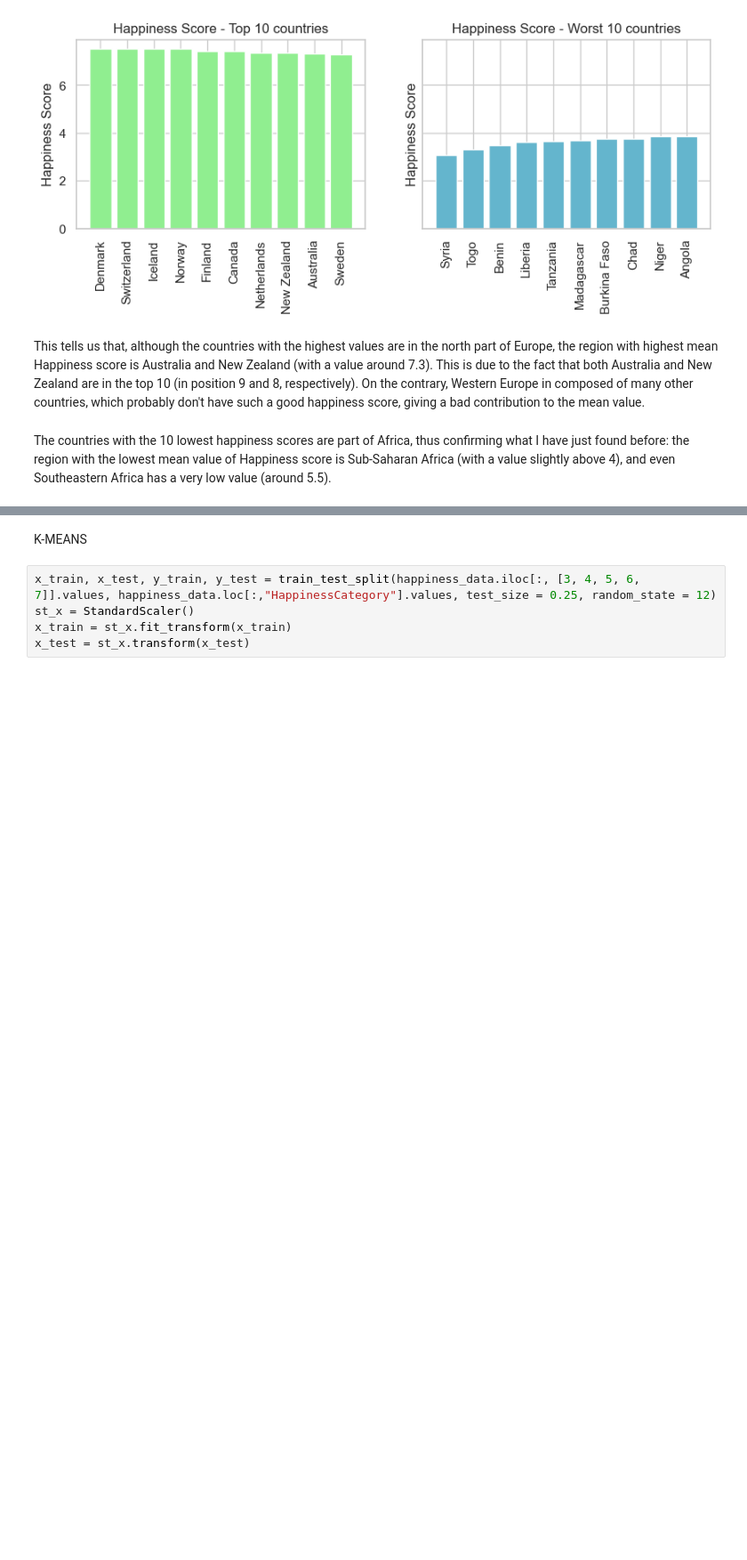
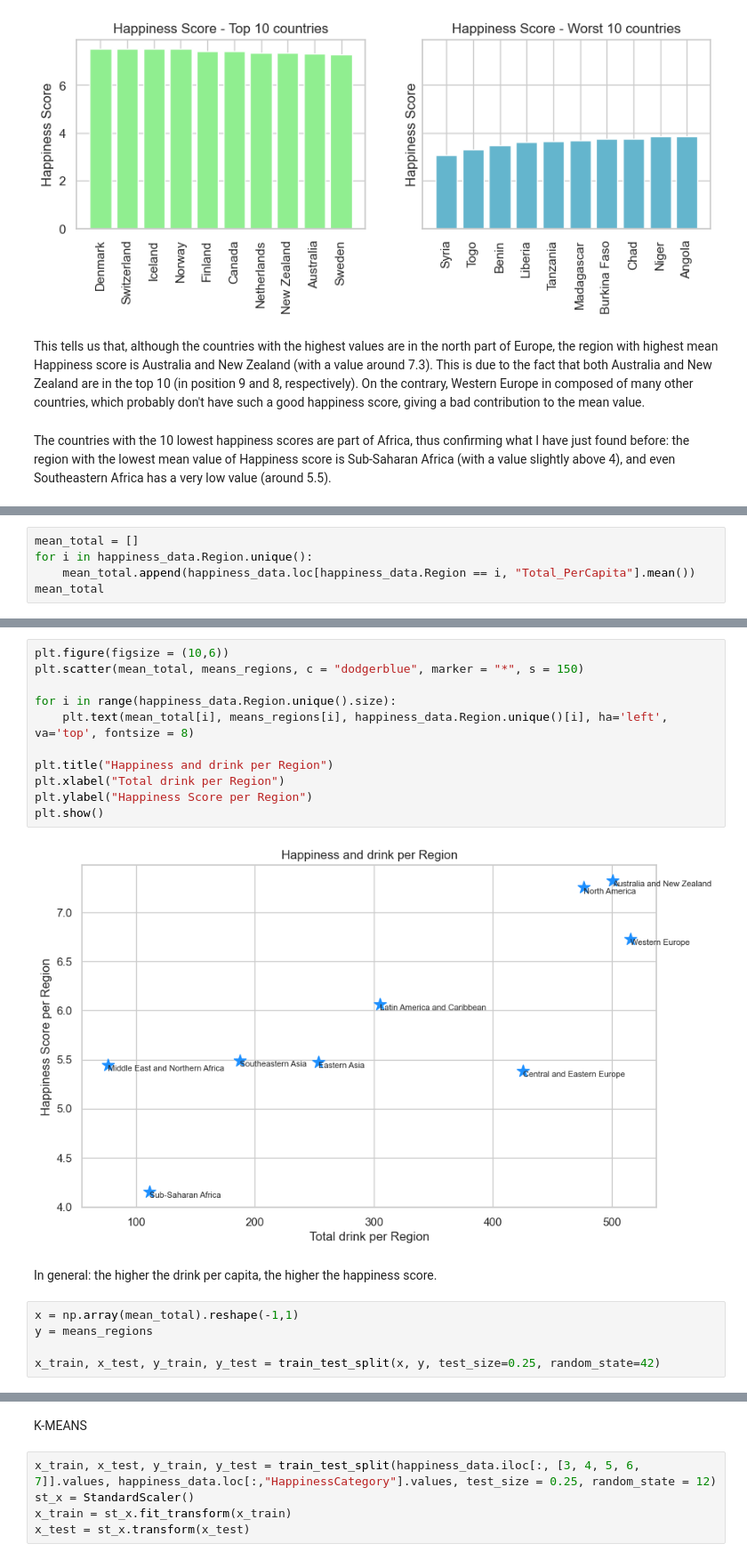
Before and after one commit to alessiasanfelici/Social_Research_Project, a Jupyter notebook: Alchool and Happiness.ipynb, the cells around one changed output, grey strips where cells are left out. Shown at 89% size. Drawn from its saved outputs; the diff is of its cells as text; blank space fills up the shorter version.

```diff
--- a/Alchool and Happiness.ipynb
+++ b/Alchool and Happiness.ipynb
@@ -200,0 +203,5 @@ The countries with the 10 lowest happiness scores are part of Africa, thus confi
+# %%
+mean_total = []
+for i in happiness_data.Region.unique():
+    mean_total.append(happiness_data.loc[happiness_data.Region == i, "Total_PerCapita"].mean())
+mean_total
@@ -200,0 +218,20 @@ The countries with the 10 lowest happiness scores are part of Africa, thus confi
+# %%
+plt.figure(figsize = (10,6))
+plt.scatter(mean_total, means_regions, c = "dodgerblue", marker = "*", s = 150)
+
+for i in range(happiness_data.Region.unique().size):
+    plt.text(mean_total[i], means_regions[i], happiness_data.Region.unique()[i], ha='left', va='top', fontsize = 8)
+
+plt.title("Happiness and drink per Region")
+plt.xlabel("Total drink per Region")
+plt.ylabel("Happiness Score per Region")
+plt.show()
+# %% [output]
+[figure, added]
+# %% [markdown]
+In general: the higher the drink per capita, the higher the happiness score.
+# %%
+x = np.array(mean_total).reshape(-1,1)
+y = means_regions
+
+x_train, x_test, y_train, y_test = train_test_split(x, y, test_size=0.25, random_state=42)
```
Also changed, not shown: parts of 30 cells of this notebook.
